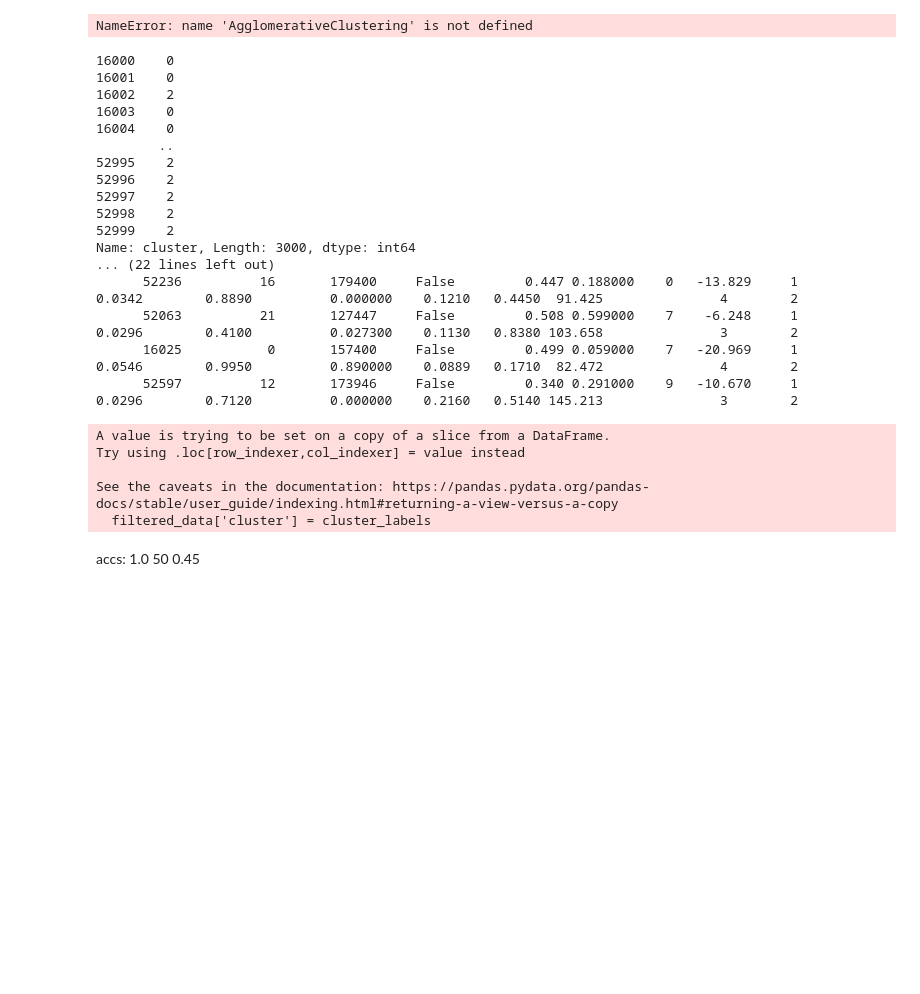
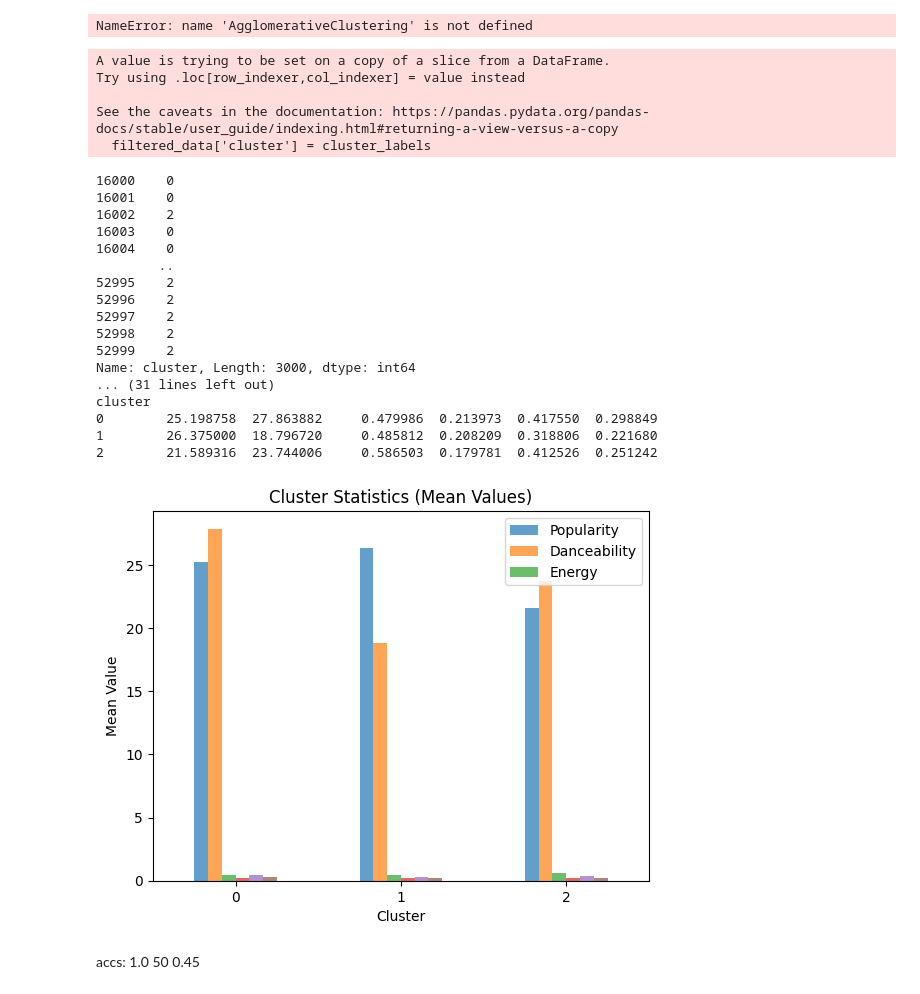
Before and after one commit to vern3432/Project_1_DM2, a Jupyter notebook: Project_Python_Mainv_2.ipynb, the cells around one changed output. Drawn from its saved outputs; the diff is of its cells as text; code cells hidden in the pictures; blank space fills up the shorter version.

```diff
--- a/Project_Python_Mainv_2.ipynb
+++ b/Project_Python_Mainv_2.ipynb
@@ -718,58 +720,59 @@ cluster_percentages = filtered_data['cluster'].value_counts(normalize=True) * 10
 
 # Print the percentages
 print(cluster_percentages)
 
 chosen_tracks = filtered_data.sample(20)
 print(chosen_tracks.to_string(index=False))
 
-most_common_genre = filtered_data.groupby('cluster')['track_genre'].agg(lambda x: x.mode().iloc[0])
+# most_common_genre = filtered_data.groupby('cluster')['track_genre'].agg(lambda x: x.mode().iloc[0])
 
 print("\nMost Common Track Genre in Each Cluster:")
-print(most_common_genre)
+# print(most_common_genre)
 
-cluster_stats = filtered_datacopy.groupby('cluster').agg({
+cluster_stats = filtered_data.groupby('cluster').agg({
     'popularity': ['mean', 'std'],
     'danceability': ['mean', 'std'],
     'energy': ['mean', 'std'],
     # Add more columns as needed
 })
 
 print("Cluster Statistics:")
 print(cluster_stats)
 
 # Visualize summary statistics
 # Simple bar plots for cluster statistics (mean values only)
 cluster_stats_mean = cluster_stats.droplevel(1, axis=1)  # Drop the 'mean' and 'std' level in the columns
 cluster_stats_mean.plot(kind='bar', y=['popularity', 'danceability', 'energy'], alpha=0.7)
 plt.title('Cluster Statistics (Mean Values)')
 plt.ylabel('Mean Value')
 plt.xlabel('Cluster')
 plt.xticks(rotation=0)
 plt.legend(['Popularity', 'Danceability', 'Energy'])
 plt.show()
 # %% [output]
-16000    0
-16001    0
-16002    2
-16003    0
-16004    0
-        ..
-52995    2
-52996    2
-52997    2
-52998    2
-52999    2
-Name: cluster, Length: 3000, dtype: int64
-... (22 lines left out)
-      52236          16       179400     False         0.447 0.188000    0   -13.829     1       0.0342        0.8890          0.000000    0.1210   0.4450  91.425               4        2
-      52063          21       127447     False         0.508 0.599000    7    -6.248     1       0.0296        0.4100          0.027300    0.1130   0.8380 103.658               3        2
-      16025           0       157400     False         0.499 0.059000    7   -20.969     1       0.0546        0.9950          0.890000    0.0889   0.1710  82.472               4        2
-      52597          12       173946     False         0.340 0.291000    9   -10.670     1       0.0296        0.7120          0.000000    0.2160   0.5140 145.213               3        2
+A value is trying to be set on a copy of a slice from a DataFrame.
+Try using .loc[row_indexer,col_indexer] = value instead
+
+See the caveats in the documentation: https://pandas.pydata.org/pandas-docs/stable/user_guide/indexing.html#returning-a-view-versus-a-copy
+  filtered_data['cluster'] = cluster_labels
-A value is trying to be set on a copy of a slice from a DataFrame.
-Try using .loc[row_indexer,col_indexer] = value instead
-
-See the caveats in the documentation: https://pandas.pydata.org/pandas-docs/stable/user_guide/indexing.html#returning-a-view-versus-a-copy
-  filtered_data['cluster'] = cluster_labels
+16000    0
+16001    0
+16002    2
+16003    0
+16004    0
+        ..
+52995    2
+52996    2
+52997    2
+52998    2
+52999    2
+Name: cluster, Length: 3000, dtype: int64
+... (31 lines left out)
+cluster
+0        25.198758  27.863882     0.479986  0.213973  0.417550  0.298849
+1        26.375000  18.796720     0.485812  0.208209  0.318806  0.221680
+2        21.589316  23.744006     0.586503  0.179781  0.412526  0.251242
+[figure, added]
 # %% [markdown]
 accs:
 1.0
```
Also changed, not shown: parts of 1 cell of this notebook.
